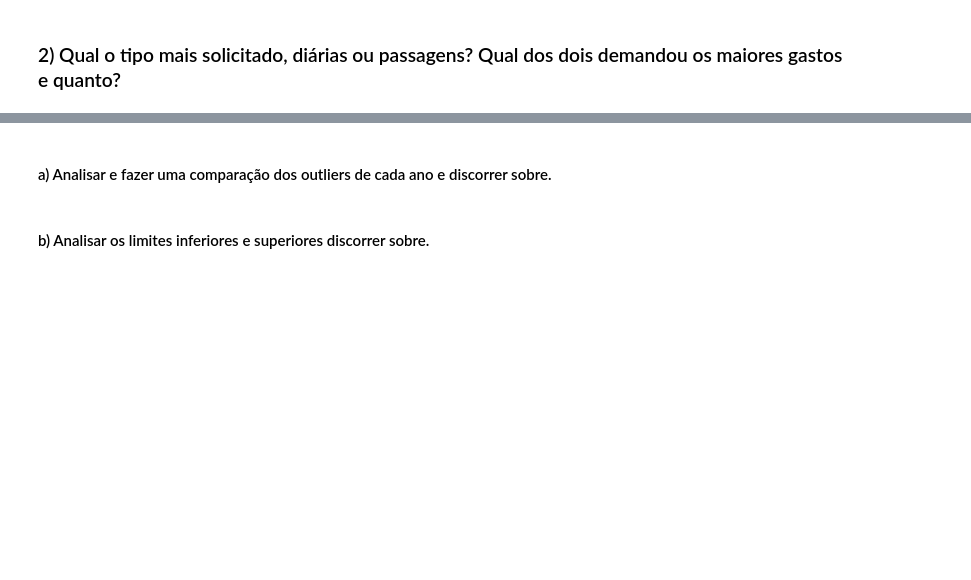
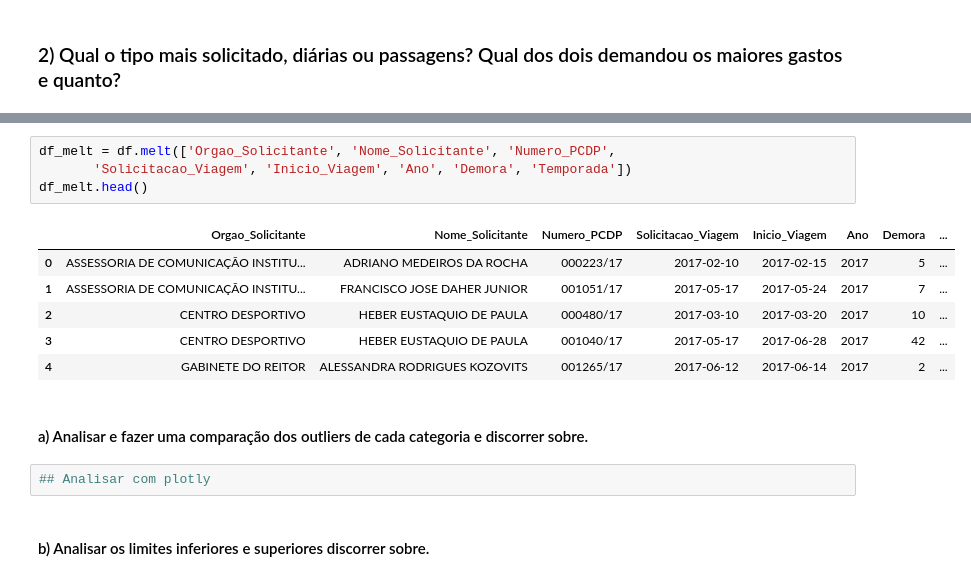
Before and after one commit to PedroSouzaDS/Traveling-Costs-Issue, a Jupyter notebook: Exploring_analysis/Análise_exploratoria.ipynb, the cells around one changed output, grey strips where cells are left out. Saved outputs shown, nothing was run; the diff lists cells and outputs as text; blank space fills up the shorter version.

```diff
--- a/Exploring_analysis/Análise_exploratoria.ipynb
+++ b/Exploring_analysis/Análise_exploratoria.ipynb
@@ -365,5 +485,18 @@ Com exceção do primeiro ano (2017) a maior demanda de despesas com viagens vei
+# %%
+df_melt = df.melt(['Orgao_Solicitante', 'Nome_Solicitante', 'Numero_PCDP',
+       'Solicitacao_Viagem', 'Inicio_Viagem', 'Ano', 'Demora', 'Temporada'])
+df_melt.head()
+# %% [output]
+|  | Orgao_Solicitante | Nome_Solicitante | Numero_PCDP | Solicitacao_Viagem | Inicio_Viagem | Ano | Demora | ... |
+| 0 | ASSESSORIA DE COMUNICAÇÃO INSTITU... | ADRIANO MEDEIROS DA ROCHA | 000223/17 | 2017-02-10 | 2017-02-15 | 2017 | 5 | ... |
+| 1 | ASSESSORIA DE COMUNICAÇÃO INSTITU... | FRANCISCO JOSE DAHER JUNIOR | 001051/17 | 2017-05-17 | 2017-05-24 | 2017 | 7 | ... |
+| 2 | CENTRO DESPORTIVO | HEBER EUSTAQUIO DE PAULA | 000480/17 | 2017-03-10 | 2017-03-20 | 2017 | 10 | ... |
+| 3 | CENTRO DESPORTIVO | HEBER EUSTAQUIO DE PAULA | 001040/17 | 2017-05-17 | 2017-06-28 | 2017 | 42 | ... |
+| 4 | GABINETE DO REITOR | ALESSANDRA RODRIGUES KOZOVITS | 001265/17 | 2017-06-12 | 2017-06-14 | 2017 | 2 | ... |
 # %% [markdown]
-#### a) Analisar e fazer uma comparação dos outliers de cada ano e discorrer sobre.
+#### a) Analisar e fazer uma comparação dos outliers de cada categoria e discorrer sobre.
+# %%
+## Analisar com plotly
 # %% [markdown]
 #### b) Analisar os limites inferiores e superiores discorrer sobre.
 # %% [markdown]
```
Also changed, not shown: parts of 30 cells of this notebook.
